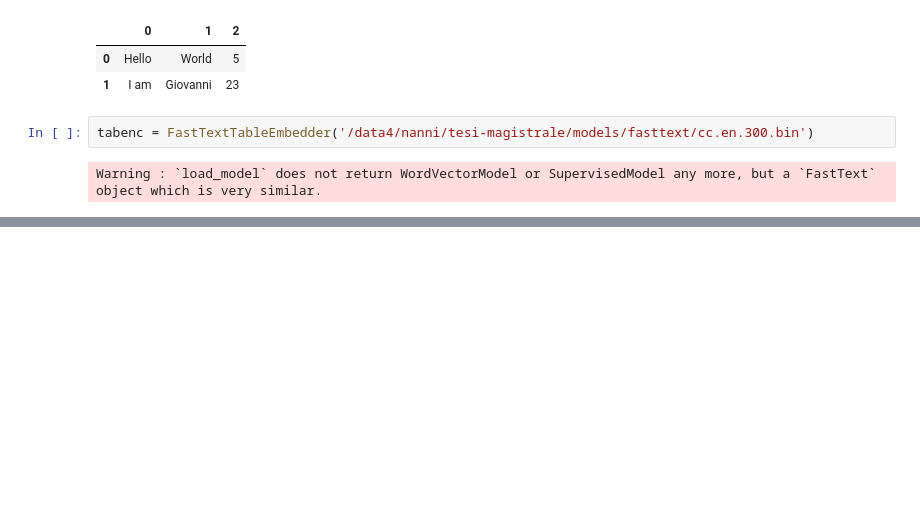
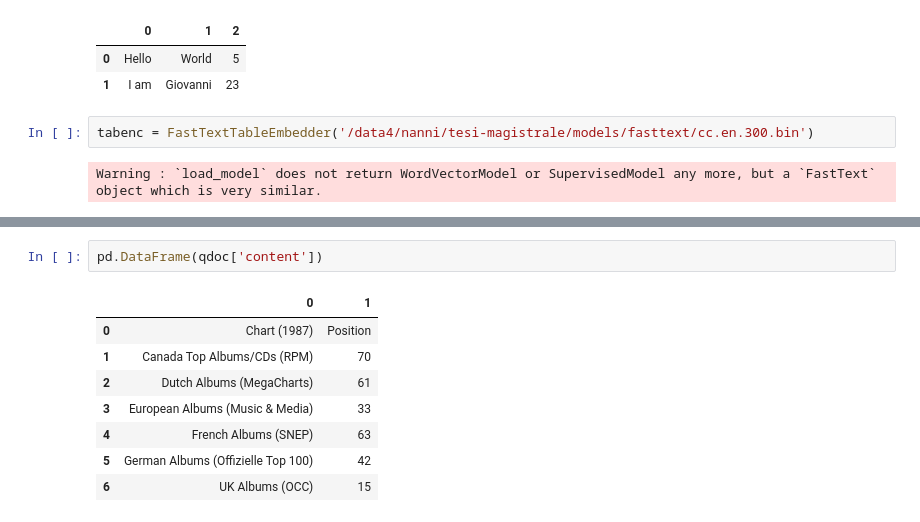
Before and after one commit to nanni00/datalake-table-finder, a Jupyter notebook: experiments/embedding/flat_with_id.ipynb, the cells around one changed output, grey strips where cells are left out. Cells and saved outputs as stored; diff of their text form; blank space fills up the shorter version.

```diff
--- a/experiments/embedding/flat_with_id.ipynb
+++ b/experiments/embedding/flat_with_id.ipynb
@@ -40,0 +41,11 @@ np.int64(45.6)
+# %%
+pd.DataFrame(qdoc['content'])
+# %% [output]
+|  | 0 | 1 |
+| 0 | Chart (1987) | Position |
+| 1 | Canada Top Albums/CDs (RPM) | 70 |
+| 2 | Dutch Albums (MegaCharts) | 61 |
+| 3 | European Albums (Music & Media) | 33 |
+| 4 | French Albums (SNEP) | 63 |
+| 5 | German Albums (Offizielle Top 100) | 42 |
+| 6 | UK Albums (OCC) | 15 |
```
Also changed, not shown: parts of 10 cells of this notebook, 22 other files.
